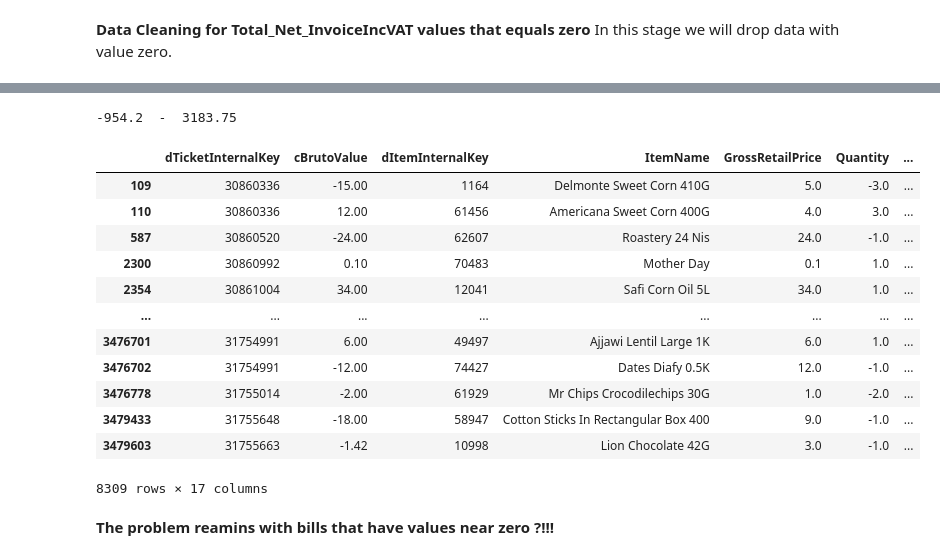
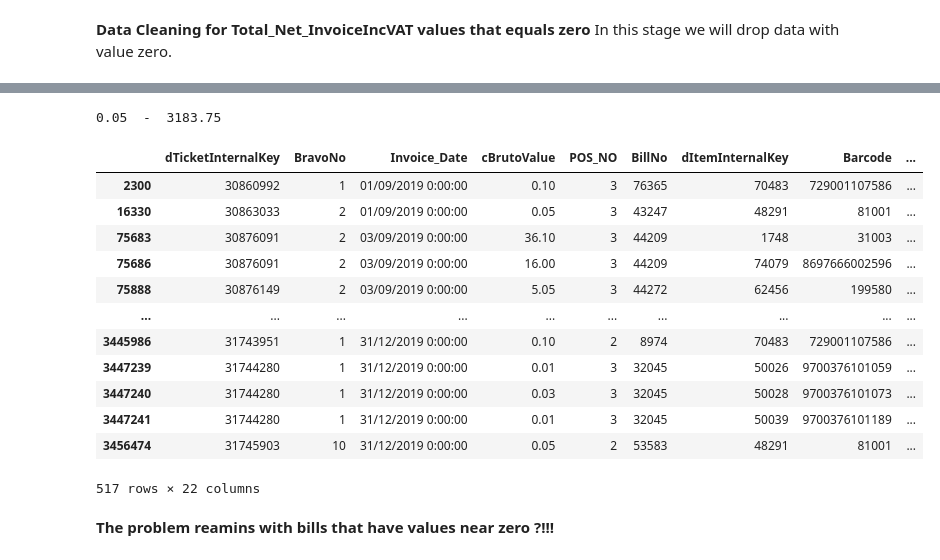
Before and after one commit to POS-Cross/Bravo-EDA, a Jupyter notebook: Bravo_EDA.ipynb, the cells around one changed output, grey strips where cells are left out. Drawn from its saved outputs; the diff is of its cells as text; code cells hidden in the pictures.

```diff
--- a/Bravo_EDA.ipynb
+++ b/Bravo_EDA.ipynb
@@ -330,8 +334,8 @@ df_clean[ df_clean.Quantity < 0]
 **Data Cleaning for minus values** In this stage, we will drop data with values less than zero from the aforementioned fields that contain minus values.
 # %%
 # # Get names of indexes for which column Total_Net_InvoiceIncVAT has value less than 0
-# indexNames = df_transactions.loc[(df_transactions['Total_Net_InvoiceIncVAT']<0) | (df_transactions['TotalBeforeDisc']< 0) | (df_transactions['DiscValue'] < 0)].index
+indexNames = df_clean.loc[(df_clean['Total_Net_InvoiceIncVAT']<=0) | (df_clean['TotalBeforeDisc']<= 0) | (df_clean['DiscValue'] <= 0) | (df_clean['Quantity']<= 0)].index
 
-# # Delete these row indexes from dataFrame
-# df_transactions.drop(indexNames , inplace=True )
-# df_transactions
+# Delete these row indexes from dataFrame
+df_clean.drop(indexNames , inplace=True )
+df_clean
@@ -386,8 +398,8 @@ df_clean[df_clean.Total_Net_InvoiceIncVAT == 0]
 In this stage we will drop data with value zero.
 # %%
 # # Get names of indexes for which column Total_Net_InvoiceIncVAT has value equals 0
-# indexNames = df_transactions.loc[(df_transactions['Total_Net_InvoiceIncVAT']==0)].index
+indexNames = df_clean.loc[(df_clean['Total_Net_InvoiceIncVAT']==0)].index
 
 # # Delete these row indexes from dataFrame
-# df_transactions.drop(indexNames , inplace=True )
-# df_transactions
+df_clean.drop(indexNames , inplace=True )
+df_clean
@@ -402,23 +424,23 @@ In this stage we will drop data with value zero.
 # %%
-print(df_transactions.Total_Net_InvoiceIncVAT.min(),' - ' ,df_transactions.Total_Net_InvoiceIncVAT.max())
+print(df_clean.Total_Net_InvoiceIncVAT.min(),' - ' ,df_clean.Total_Net_InvoiceIncVAT.max())
 # %% [output]
--954.2  -  3183.75
+0.05  -  3183.75
 # %%
-df_transactions[df_transactions.Total_Net_InvoiceIncVAT <.5]
+df_clean[df_clean.Total_Net_InvoiceIncVAT <.5]
 # %% [output]
-|  | dTicketInternalKey | cBrutoValue | dItemInternalKey | ItemName | GrossRetailPrice | Quantity | ... |
-| 109 | 30860336 | -15.00 | 1164 | Delmonte Sweet Corn 410G | 5.0 | -3.0 | ... |
-| 110 | 30860336 | 12.00 | 61456 | Americana Sweet Corn 400G | 4.0 | 3.0 | ... |
-| 587 | 30860520 | -24.00 | 62607 | Roastery 24 Nis | 24.0 | -1.0 | ... |
-| 2300 | 30860992 | 0.10 | 70483 | Mother Day | 0.1 | 1.0 | ... |
-| 2354 | 30861004 | 34.00 | 12041 | Safi Corn Oil 5L | 34.0 | 1.0 | ... |
-| ... | ... | ... | ... | ... | ... | ... | ... |
-| 3476701 | 31754991 | 6.00 | 49497 | Ajjawi Lentil Large 1K | 6.0 | 1.0 | ... |
-| 3476702 | 31754991 | -12.00 | 74427 | Dates Diafy 0.5K | 12.0 | -1.0 | ... |
-| 3476778 | 31755014 | -2.00 | 61929 | Mr Chips Crocodilechips 30G | 1.0 | -2.0 | ... |
-| 3479433 | 31755648 | -18.00 | 58947 | Cotton Sticks In Rectangular Box 400 | 9.0 | -1.0 | ... |
-| 3479603 | 31755663 | -1.42 | 10998 | Lion Chocolate 42G | 3.0 | -1.0 | ... |
+|  | dTicketInternalKey | BravoNo | Invoice_Date | cBrutoValue | POS_NO | BillNo | dItemInternalKey | Barcode | ... |
+| 2300 | 30860992 | 1 | 01/09/2019 0:00:00 | 0.10 | 3 | 76365 | 70483 | 729001107586 | ... |
+| 16330 | 30863033 | 2 | 01/09/2019 0:00:00 | 0.05 | 3 | 43247 | 48291 | 81001 | ... |
+| 75683 | 30876091 | 2 | 03/09/2019 0:00:00 | 36.10 | 3 | 44209 | 1748 | 31003 | ... |
+| 75686 | 30876091 | 2 | 03/09/2019 0:00:00 | 16.00 | 3 | 44209 | 74079 | 8697666002596 | ... |
+| 75888 | 30876149 | 2 | 03/09/2019 0:00:00 | 5.05 | 3 | 44272 | 62456 | 199580 | ... |
+| ... | ... | ... | ... | ... | ... | ... | ... | ... | ... |
+| 3445986 | 31743951 | 1 | 31/12/2019 0:00:00 | 0.10 | 2 | 8974 | 70483 | 729001107586 | ... |
+| 3447239 | 31744280 | 1 | 31/12/2019 0:00:00 | 0.01 | 3 | 32045 | 50026 | 9700376101059 | ... |
+| 3447240 | 31744280 | 1 | 31/12/2019 0:00:00 | 0.03 | 3 | 32045 | 50028 | 9700376101073 | ... |
+| 3447241 | 31744280 | 1 | 31/12/2019 0:00:00 | 0.01 | 3 | 32045 | 50039 | 9700376101189 | ... |
+| 3456474 | 31745903 | 10 | 31/12/2019 0:00:00 | 0.05 | 2 | 53583 | 48291 | 81001 | ... |
-8309 rows × 17 columns
+517 rows × 22 columns
 # %% [markdown]
 **The problem reamins with bills that have values near zero ?!!!**
 # %% [markdown]
```
Also changed, not shown: parts of 86 cells of this notebook.
